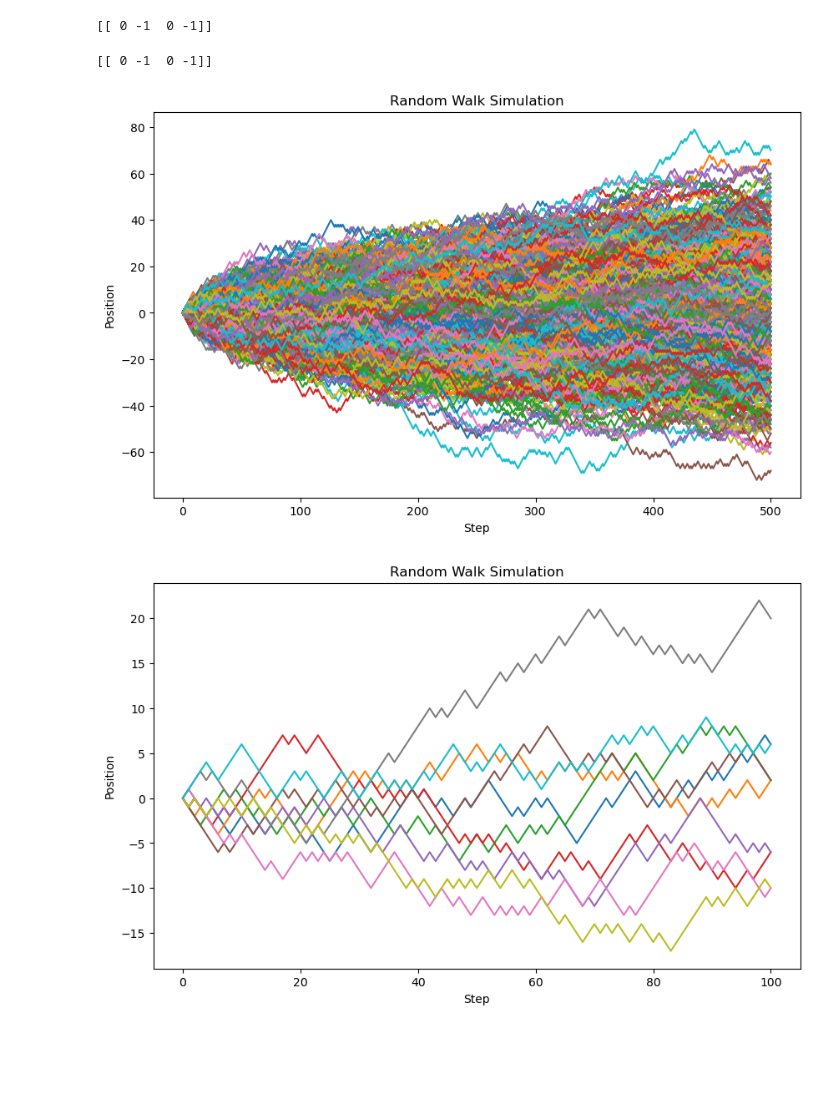
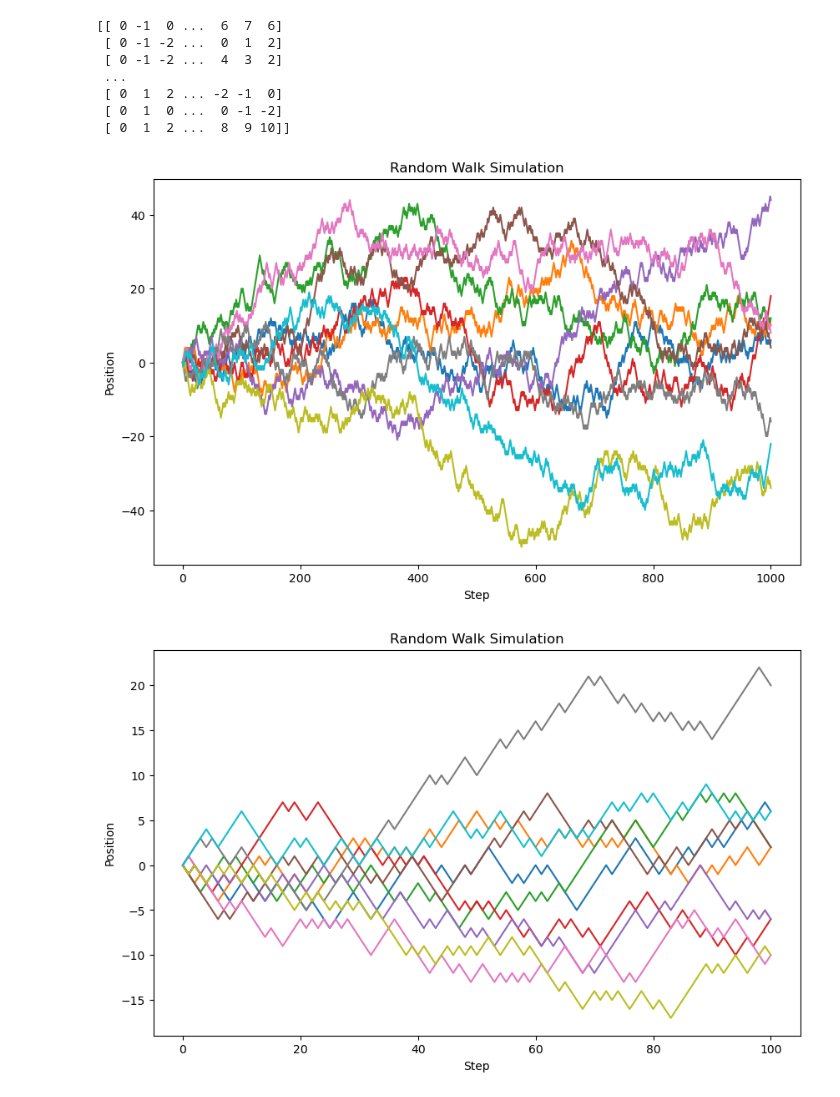
Before and after one commit to AlexQNT/GitProjects, a Jupyter notebook: RandomWalk.ipynb, the cells around one changed output. Cells and saved outputs as stored; diff of their text form; code cells hidden in the pictures; blank space fills up the shorter version.

```diff
--- a/RandomWalk.ipynb
+++ b/RandomWalk.ipynb
@@ -4,7 +4,9 @@ import numpy as np
 import matplotlib.pyplot as plt
 import seaborn as sns
 # %%
-def simulate_random_walk(n_steps=3, n_paths=1, p_up=0.5, step_up=1, step_down=-1, seed=42):
+a=int(input('Enter amount of steps: '))
+b=int(input('Enter amount of paths: '))
+def simulate_random_walk(n_steps=a, n_paths=b, p_up=0.5, step_up=1, step_down=-1, seed=42):
     rng = np.random.default_rng(seed)
     steps = rng.choice([step_up, step_down], size=(n_paths, n_steps), p=[p_up, 1 - p_up])
     steps_with_start = np.insert(steps, 0, 0, axis=1)
@@ -20,16 +22,20 @@ def plot_paths(paths):
     plt.ylabel("Position")
     plt.title("Random Walk Simulation")
     plt.show()
-# %% [output]
-[[ 0 -1  0 -1]]
 # %%
-paths = simulate_random_walk(n_steps=3, n_paths=1, seed=42)
+paths = simulate_random_walk(n_steps=a, n_paths=b, seed=42)
 print(paths)
 # %% [output]
-[[ 0 -1  0 -1]]
+[[ 0 -1  0 ...  6  7  6]
+ [ 0 -1 -2 ...  0  1  2]
+ [ 0 -1 -2 ...  4  3  2]
+ ...
+ [ 0  1  2 ... -2 -1  0]
+ [ 0  1  0 ...  0 -1 -2]
+ [ 0  1  2 ...  8  9 10]]
 # %%
-paths = simulate_random_walk(n_steps=500, n_paths=1000, seed=42)
+paths = simulate_random_walk(n_steps=a, n_paths=b, seed=42)
 plot_paths(paths)
 # %% [output]
-[figure, old version]
+[figure, new version]
 # %%
```
Also changed, not shown: parts of 1 cell of this notebook.
